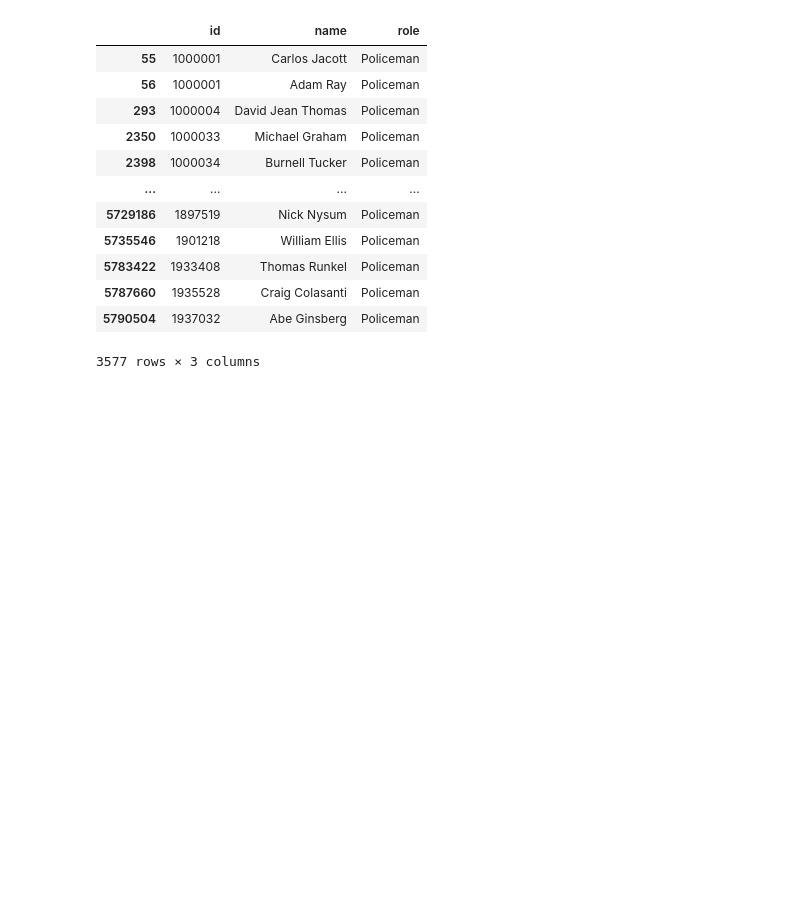
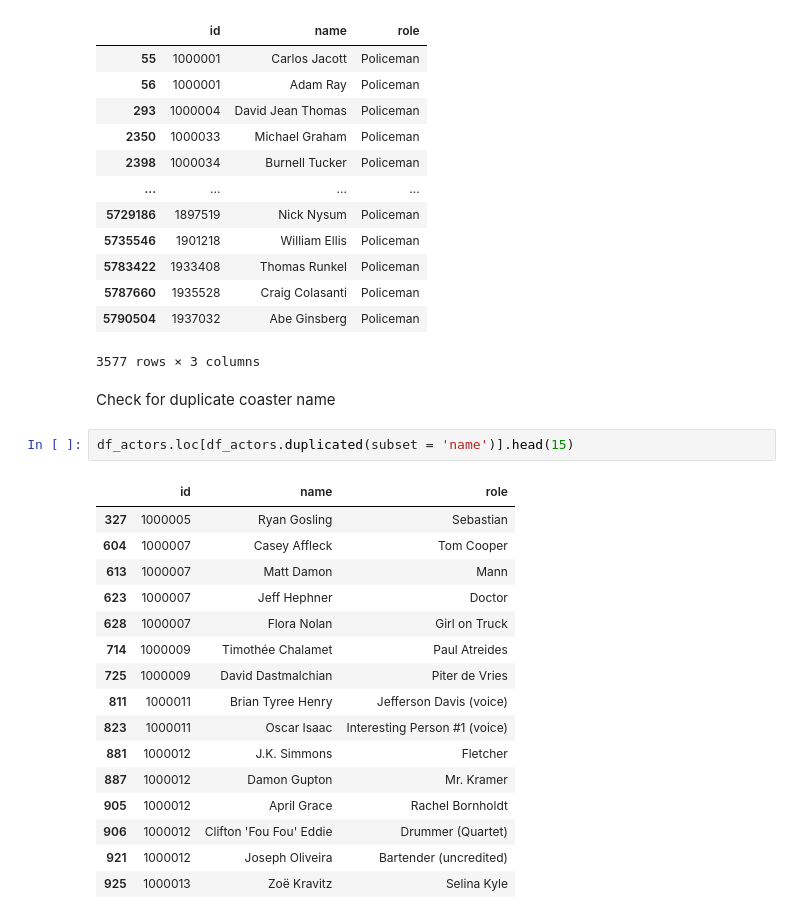
Before and after one commit to deicco/Assignment_TWEB, a Jupyter notebook: notebooks/actors.ipynb, the cells around one changed output. Cells and saved outputs as stored; diff of their text form; blank space fills up the shorter version.

```diff
--- a/notebooks/actors.ipynb
+++ b/notebooks/actors.ipynb
@@ -216,3 +216,24 @@ df_actors.query('role == "Policeman"')
 | 5787660 | 1935528 | Craig Colasanti | Policeman |
 | 5790504 | 1937032 | Abe Ginsberg | Policeman |
 3577 rows × 3 columns
+# %% [markdown]
+Check for duplicate coaster name
+# %%
+df_actors.loc[df_actors.duplicated(subset = 'name')].head(15)
+# %% [output]
+|  | id | name | role |
+| 327 | 1000005 | Ryan Gosling | Sebastian |
+| 604 | 1000007 | Casey Affleck | Tom Cooper |
+| 613 | 1000007 | Matt Damon | Mann |
+| 623 | 1000007 | Jeff Hephner | Doctor |
+| 628 | 1000007 | Flora Nolan | Girl on Truck |
+| 714 | 1000009 | Timothée Chalamet | Paul Atreides |
+| 725 | 1000009 | David Dastmalchian | Piter de Vries |
+| 811 | 1000011 | Brian Tyree Henry | Jefferson Davis (voice) |
+| 823 | 1000011 | Oscar Isaac | Interesting Person #1 (voice) |
+| 881 | 1000012 | J.K. Simmons | Fletcher |
+| 887 | 1000012 | Damon Gupton | Mr. Kramer |
+| 905 | 1000012 | April Grace | Rachel Bornholdt |
+| 906 | 1000012 | Clifton 'Fou Fou' Eddie | Drummer (Quartet) |
+| 921 | 1000012 | Joseph Oliveira | Bartender (uncredited) |
+| 925 | 1000013 | Zoë Kravitz | Selina Kyle |
```
Also changed, not shown: parts of 13 cells of this notebook.
